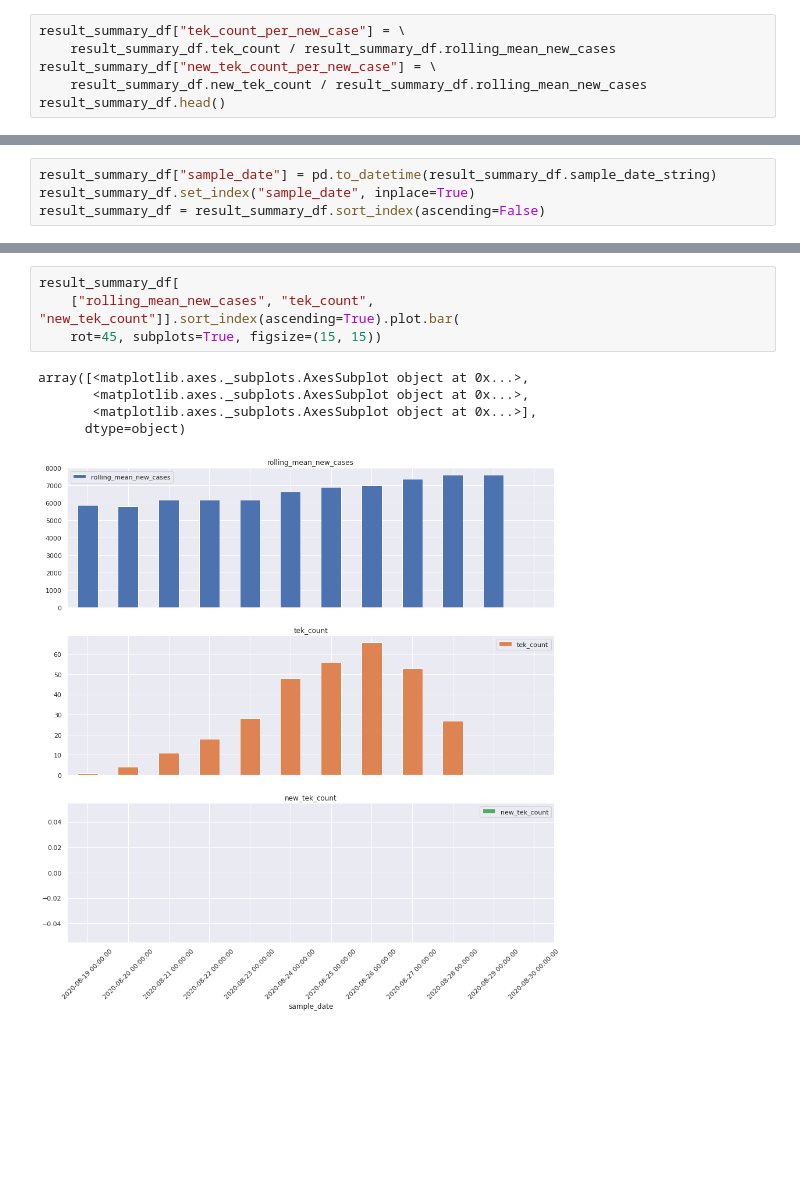
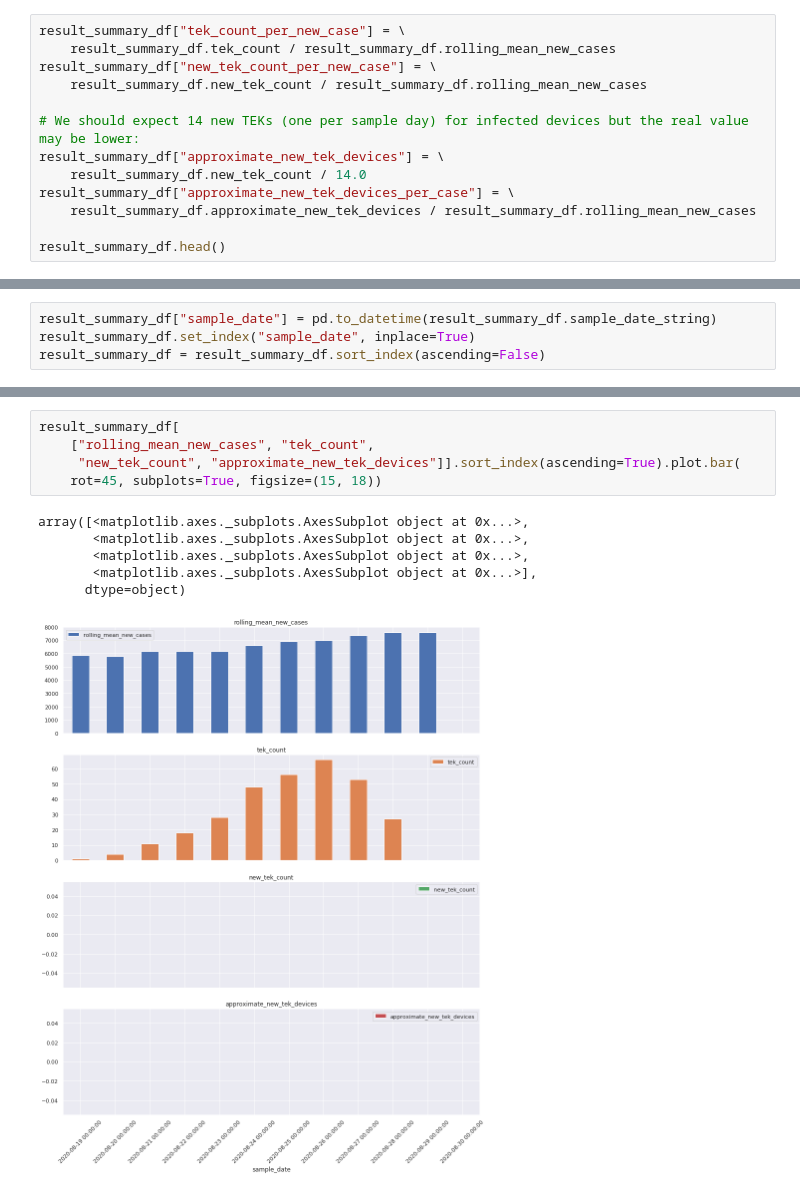
Before and after one commit to luis-sanfelices/RadarCOVID-Report, a Jupyter notebook: Notebooks/RadarCOVID-Report-2020-08-30.ipynb, the cells around one changed output, grey strips where cells are left out. Cells and saved outputs as stored; diff of their text form; blank space fills up the shorter version.

```diff
--- a/Notebooks/RadarCOVID-Report-2020-08-30.ipynb
+++ b/Notebooks/RadarCOVID-Report-2020-08-30.ipynb
@@ -163,6 +163,13 @@ result_summary_df["tek_count_per_new_case"] = \
     result_summary_df.tek_count / result_summary_df.rolling_mean_new_cases
 result_summary_df["new_tek_count_per_new_case"] = \
     result_summary_df.new_tek_count / result_summary_df.rolling_mean_new_cases
+
+# We should expect 14 new TEKs (one per sample day) for infected devices but the real value may be lower:
+result_summary_df["approximate_new_tek_devices"] = \
+    result_summary_df.new_tek_count / 14.0
+result_summary_df["approximate_new_tek_devices_per_case"] = \
+    result_summary_df.approximate_new_tek_devices / result_summary_df.rolling_mean_new_cases
+
 result_summary_df.head()
 # %% [output]
 |  | sample_date_string | tek_count | new_tek_count | cumulative_cases | new_cases | rolling_mean_new_cases | ... |
@@ -202,14 +211,16 @@ result_summary_df[[
 | 2020-08-19 | 1.0 | NaN | 6671.0 | 5869.000000 | 0.000170 | ... |
 # %%
 result_summary_df[
-    ["rolling_mean_new_cases", "tek_count", "new_tek_count"]].sort_index(ascending=True).plot.bar(
-    rot=45, subplots=True, figsize=(15, 15))
+    ["rolling_mean_new_cases", "tek_count",
+     "new_tek_count", "approximate_new_tek_devices"]].sort_index(ascending=True).plot.bar(
+    rot=45, subplots=True, figsize=(15, 18))
 # %% [output]
 array([<matplotlib.axes._subplots.AxesSubplot object at 0x...>,
+       <matplotlib.axes._subplots.AxesSubplot object at 0x...>,
        <matplotlib.axes._subplots.AxesSubplot object at 0x...>,
        <matplotlib.axes._subplots.AxesSubplot object at 0x...>],
       dtype=object)
-[figure, old version]
+[figure, new version]
 # %%
 import matplotlib.ticker as mtick
 
```
Also changed, not shown: parts of 3 cells of this notebook.
